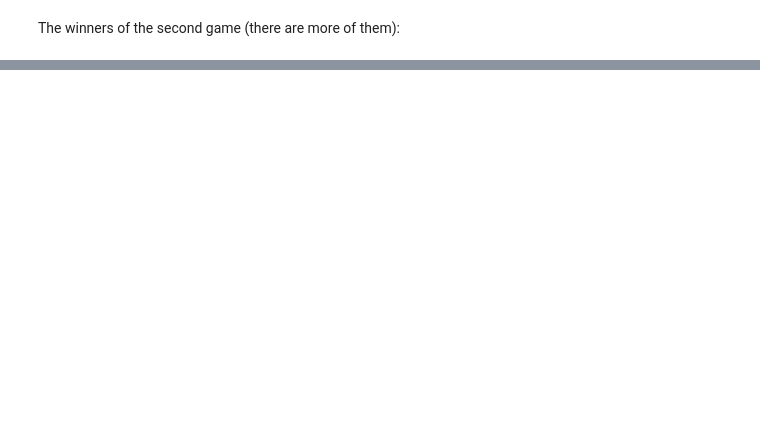
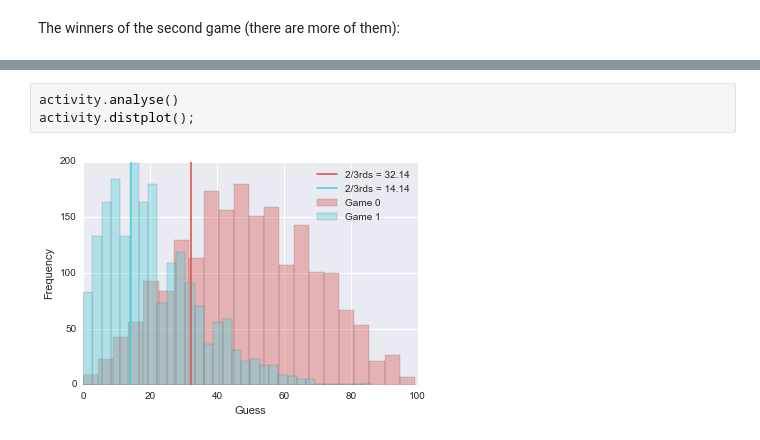
Before and after one commit to drvinceknight/TwoThirds, a Jupyter notebook: demo.ipynb, the cells around one changed output, grey strips where cells are left out. Drawn from its saved outputs; the diff is of its cells as text; blank space fills up the shorter version.

```diff
--- a/demo.ipynb
+++ b/demo.ipynb
@@ -203,0 +210,5 @@ activity.games[1].find_winner()[:-1]
+# %%
+activity.analyse()
+activity.distplot();
+# %% [output]
+[figure, added]
```
Also changed, not shown: parts of 10 cells of this notebook.
